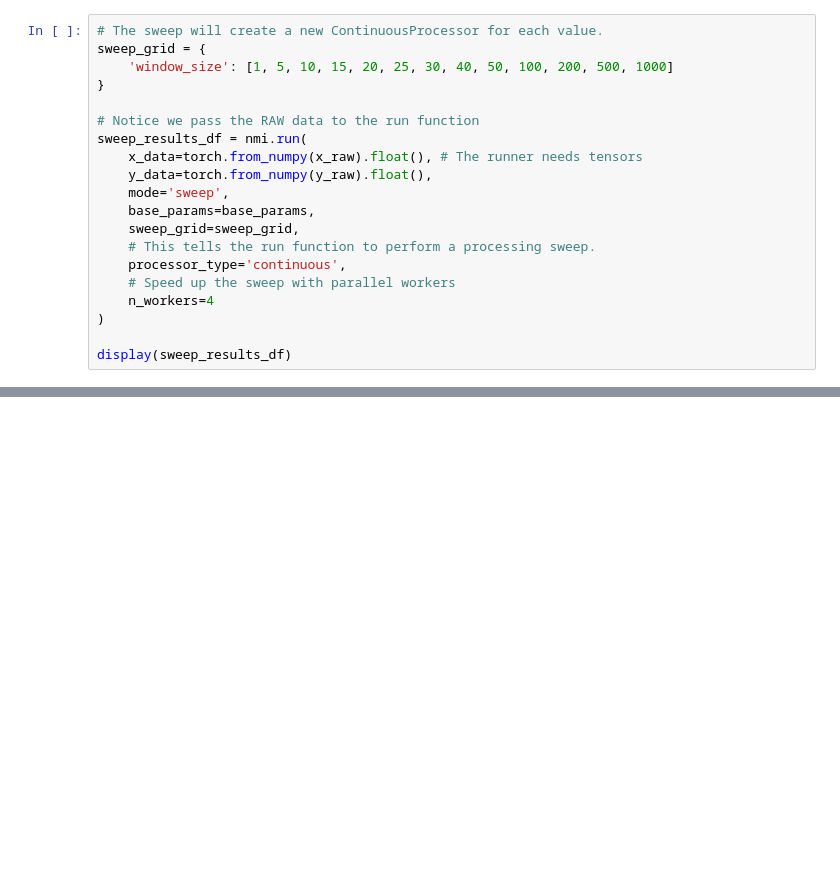
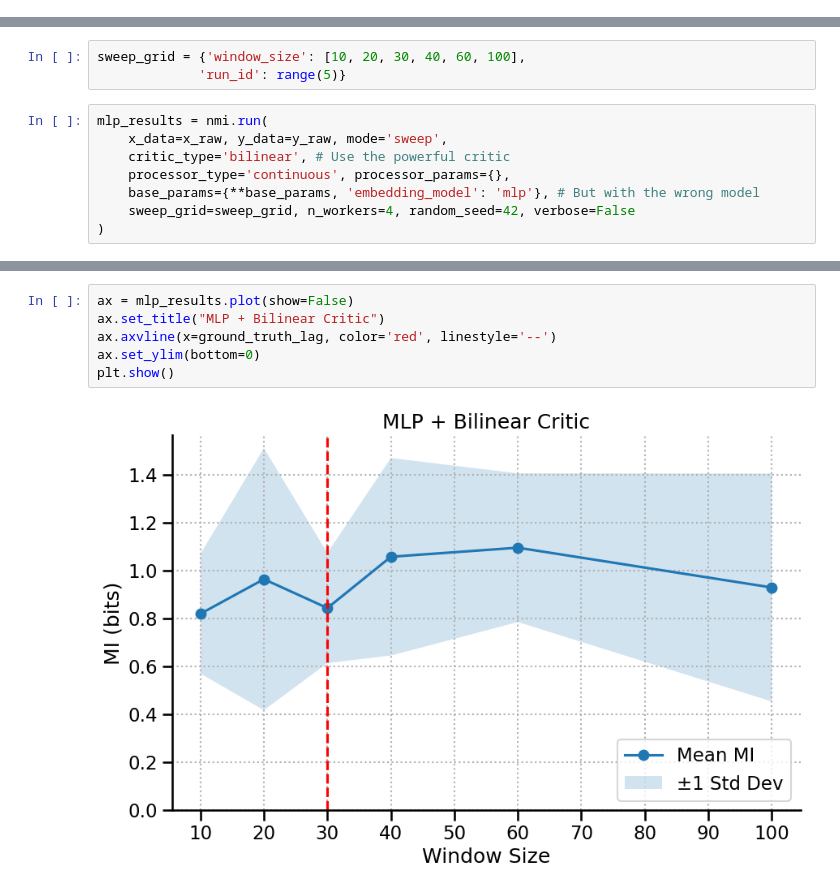
Before and after one commit to eslam-abdelaleem/NeuralMI, a Jupyter notebook: tutorials/02_importance_of_time.ipynb, the cells around one changed output, grey strips where cells are left out. Saved outputs shown, nothing was run; the diff lists cells and outputs as text; blank space fills up the shorter version.

```diff
--- a/tutorials/02_importance_of_time.ipynb
+++ b/tutorials/02_importance_of_time.ipynb
@@ -84,20 +57,0 @@ The process is:
-# %%
-# The sweep will create a new ContinuousProcessor for each value.
-sweep_grid = {
-    'window_size': [1, 5, 10, 15, 20, 25, 30, 40, 50, 100, 200, 500, 1000]
-}
-
-# Notice we pass the RAW data to the run function
-sweep_results_df = nmi.run(
-    x_data=torch.from_numpy(x_raw).float(), # The runner needs tensors
-    y_data=torch.from_numpy(y_raw).float(),
-    mode='sweep',
-    base_params=base_params,
-    sweep_grid=sweep_grid,
-    # This tells the run function to perform a processing sweep.
-    processor_type='continuous',
-    # Speed up the sweep with parallel workers
-    n_workers=4
-)
-
-display(sweep_results_df)
@@ -136,0 +62,11 @@ In the next example, we'll explore the internal structure of a single, high-dime
+# %%
+sweep_grid = {'window_size': [10, 20, 30, 40, 60, 100],
+             'run_id': range(5)}
+# %%
+mlp_results = nmi.run(
+    x_data=x_raw, y_data=y_raw, mode='sweep',
+    critic_type='bilinear', # Use the powerful critic
+    processor_type='continuous', processor_params={},
+    base_params={**base_params, 'embedding_model': 'mlp'}, # But with the wrong model
+    sweep_grid=sweep_grid, n_workers=4, random_seed=42, verbose=False
+)
@@ -136,0 +77,8 @@ In the next example, we'll explore the internal structure of a single, high-dime
+# %%
+ax = mlp_results.plot(show=False)
+ax.set_title("MLP + Bilinear Critic")
+ax.axvline(x=ground_truth_lag, color='red', linestyle='--')
+ax.set_ylim(bottom=0)
+plt.show()
+# %% [output]
+[figure, added]
```
Also changed, not shown: parts of 20 cells of this notebook, 6 other files.
